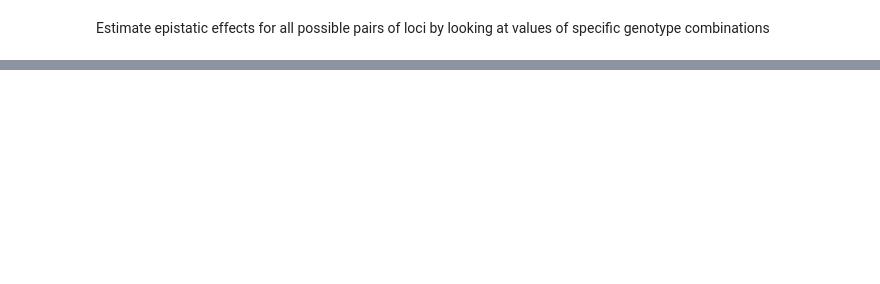
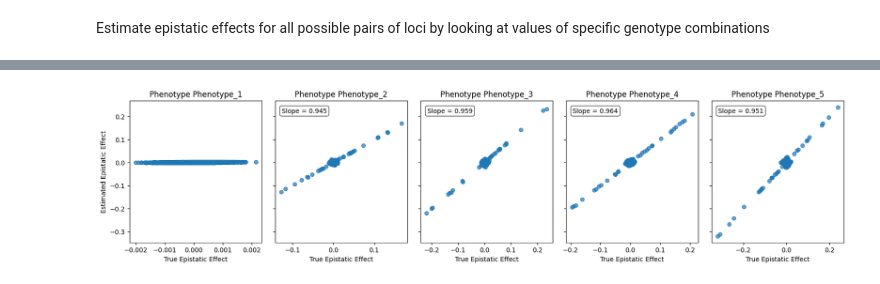
Before and after one commit to Arcadia-Science/2025_genopheno_local_linear_mapping, a Jupyter notebook: index.ipynb, the cells around one changed output, grey strips where cells are left out. Saved outputs shown, nothing was run; the diff lists cells and outputs as text; code cells hidden in the pictures; blank space fills up the shorter version.

Commit message:
first pass notebook workflow

```diff
--- a/index.ipynb
+++ b/index.ipynb
@@ -809,6 +863,8 @@ Pairwise interactors should show some signal of covariation in sensitivity (as t
 # %% [markdown]
 Finally we can test how much the Jacobian vectors vary from sample to sample to check just how 'local' the reconstruction is. As expected, for additive phenotypes, the reconstruction turns out to be quite global, with most samples having near identical Jacobian vectors.
 # %%
+# | code-fold: true
+
 def extract_top_epistatic_pairs(model, validation_loader, true_effects_df,
                                top_n=10, phenotype_idx=None, device='cuda',
                                max_samples=1000, plot_summary=True,
@@ -1228,7 +1284,7 @@ def extract_top_epistatic_pairs(model, validation_loader, true_effects_df,
                 ax.set_xlabel(f'Locus {locus1} Sensitivity')
                 ax.set_ylabel(f'Locus {locus2} Sensitivity')
                 epi_mag = pair['abs_epi_eff']
-                title = f'Phenotype {idx+1}: Loci {locus1}/{locus2}\nEpi Effect: {pair["epi_eff"]:.3f}'
+                title = f'Phenotype {idx+1}: Loci {locus1}/{locus2}\nEpi Effect: {pair["epi_eff"]:.10f}'
                 ax.set_title(title)
 
                 # Add legend
@@ -1578,6 +1645,8 @@ def extract_all_epistatic_pairs(model, validation_loader, true_effects_df,
 
     return summary_df
 # %%
+# | code-fold: true
+
 def estimate_effects_from_sensitivities(summary_df, heritability=1.0):
     """
     Estimate additive and epistatic effects from locus sensitivity means across genotype combinations.
@@ -1722,6 +1791,8 @@ def estimate_effects_from_sensitivities(summary_df, heritability=1.0):
             'est_add_eff1': est_add_eff1,
             'est_add_eff2': est_add_eff2,
             'est_epi_eff': est_epi_eff,
+            'epi_est1': epi_est1,
+            'epi_est2': epi_est2,
             'est_epi_from_var': est_epi_from_var,
 
             # Additional metrics
@@ -1788 +1912,42 @@ for i, phenotype in enumerate(unique_phenotypes):
+# %%
+# | code-fold: true
+
+unique_phenotypes = qg_estimates['phenotype'].unique()
+
+# Create a figure with 5 subplots side by side
+fig, axes = plt.subplots(1, 5, figsize=(20, 4), sharey=True, sharex=False)
+fig.subplots_adjust(wspace=0.1)  # Adjust spacing between plots
+
+# Create a plot for each phenotype
+for i, phenotype in enumerate(unique_phenotypes):
+    # Filter data for this phenotype
+    phenotype_data = qg_estimates[qg_estimates['phenotype'] == phenotype]
+
+    # Create scatter plot on the appropriate subplot
+    axes[i].scatter(phenotype_data['epi_est1'], phenotype_data['epi_est2'],
+                   alpha=0.7)
+
+    if phenotype != 'Phenotype_1':
+        z = np.polyfit(phenotype_data['epi_est1'], phenotype_data['epi_est2'], 1)
+
+
+    # Add title and grid
+    axes[i].set_title(f'Phenotype {phenotype}')
+
+    if phenotype != 'Phenotype_1':
+        slope = z[0]  # Extract the slope from the polyfit result
+        axes[i].text(0.05, 0.95, f'Slope = {slope:.3f}',
+                    transform=axes[i].transAxes,
+                    verticalalignment='top',
+                    bbox=dict(boxstyle='round', facecolor='white', alpha=0.7))
+
+
+    # Only add y-label to the first plot
+    if i == 0:
+        axes[i].set_ylabel('Estimated Epistatic Effect')
+
+    # Add x-label to all plots
+    axes[i].set_xlabel('True Epistatic Effect')
+# %% [output]
+[figure, added]
 # %%
```
Also changed, not shown: parts of 51 cells of this notebook.
